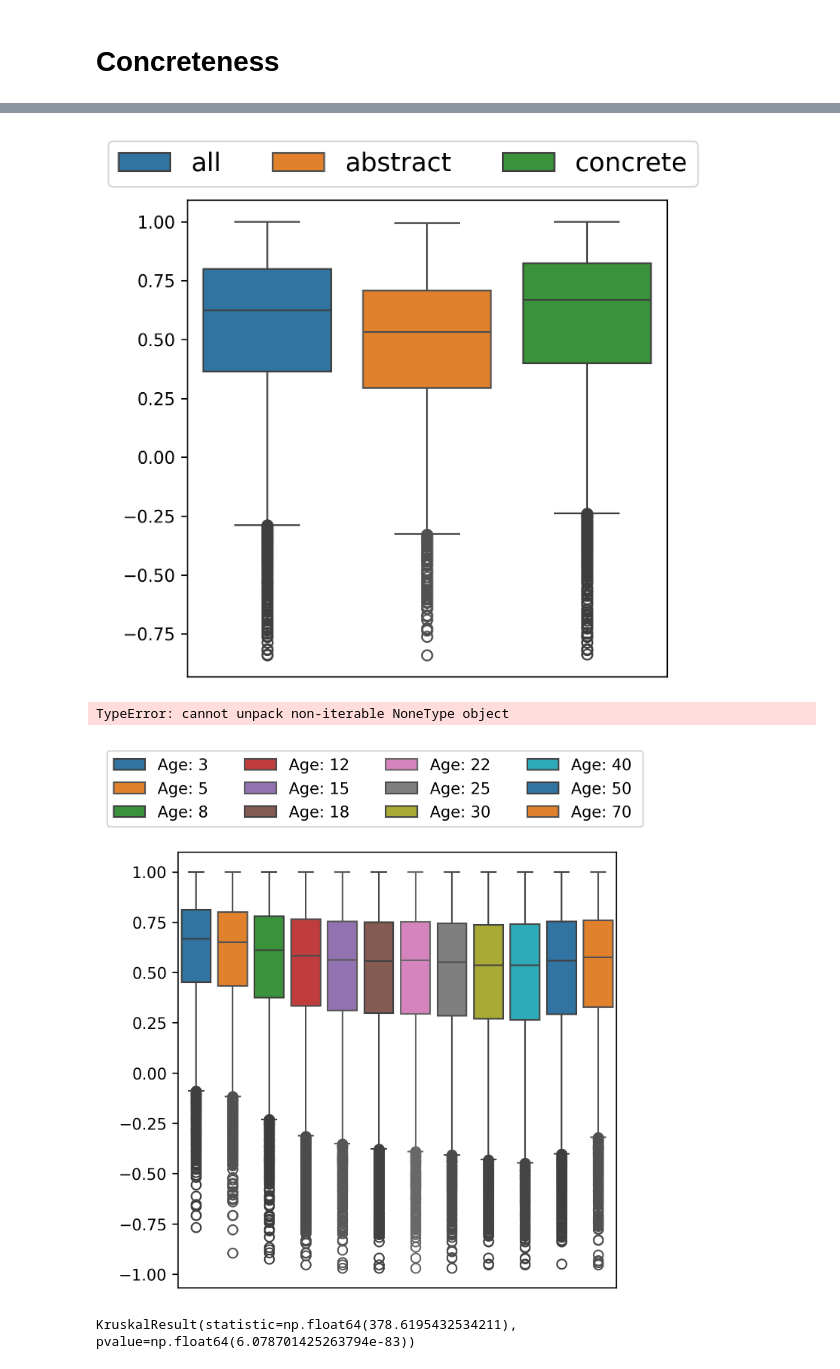
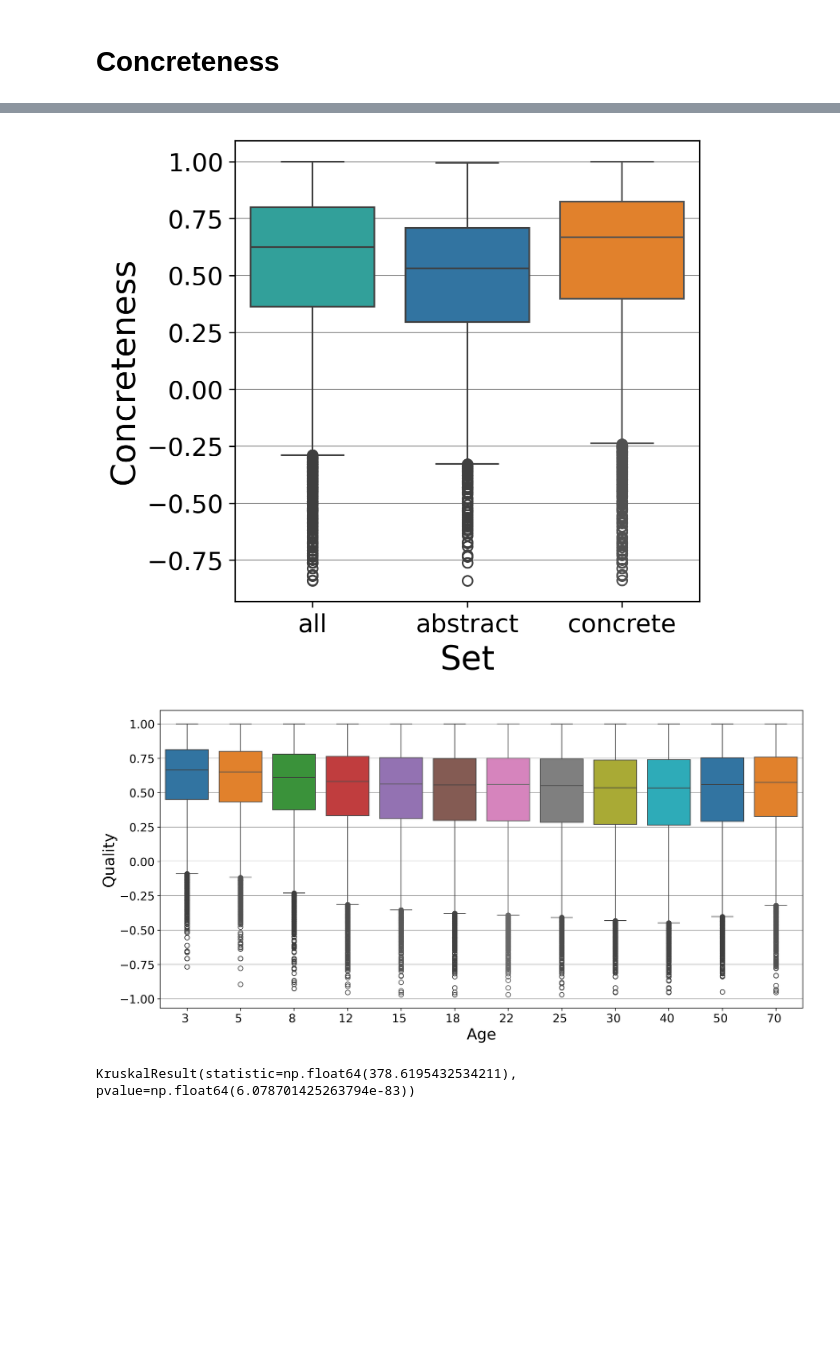
Before and after one commit to gpucce/abstract_llm, a Jupyter notebook: wordnet_study.ipynb, the cells around one changed output, grey strips where cells are left out. Saved outputs shown, nothing was run; the diff lists cells and outputs as text; code cells hidden in the pictures; blank space fills up the shorter version.

Commit message:
better plots

```diff
--- a/wordnet_study.ipynb
+++ b/wordnet_study.ipynb
@@ -368,37 +365,51 @@ def get_box_plots(x, names=None, ax=None, output_path="test.pdf", legend_kwargs=
     fig = None
     if ax is None:
         fig, ax = plt.subplots(1, 1, figsize=(5, 5), dpi=300)
-    for id, series in enumerate(x):
-        sns.boxplot(x=id, y=series, label=names[id], ax=ax)
-    # sns.boxplot(x=0, y=[i["list_spec_corr"] for i in linguist_ladders], label="all", ax=ax)
-    # sns.boxplot(x=1, y=[i["list_spec_corr"] for i in abstract_linguist_ladders], label="abstract", ax=ax)
-    # sns.boxplot(x=2, y=[i["list_spec_corr"] for i in concrete_linguist_ladders], label="concrete", ax=ax)
-    ax.legend(**legend_kwargs)
+    for id, (name, series) in enumerate(x.items()):
+        sns.boxplot(x=id, y=series, label=name, ax=ax, patch_artist=True, legend=False)
+    if len(legend_kwargs) > 0:
+        ax.legend(**legend_kwargs)
     ax.set_xticks([])
     ax.set_xticklabels([])
+    ax.set_yticklabels(ax.get_yticklabels(), fontsize=15)
     if fig is not None:
         fig.savefig(output_path, dpi=300, bbox_inches="tight")
+    return fig, ax
 # %%
-get_box_plots([
-        [i["list_spec_corr"] for i in linguist_ladders],
-        [i["list_spec_corr"] for i in abstract_linguist_ladders],
-        [i["list_spec_corr"] for i in concrete_linguist_ladders]
-    ],
-    ["all", "abstract", "concrete"],
-    legend_kwargs={"loc":"upper center", "bbox_to_anchor":(0.45, 1.15), "ncol":3, "fontsize":15},
-    output_path="/home/giovanni/Latex/ladders_wordnet_conference_2025/plots/boxplot_linguist_concreteness.pdf")
+fig, ax = plt.subplots(1, 1, figsize=(5, 5), dpi=300)
+ax.set_axisbelow(True)
+ax.yaxis.grid(color= 'gray', linewidth = 0.5)
+sns.boxplot(x=-1, y=[i["list_spec_corr"] for i in linguist_ladders], label="all", ax=ax, color='lightseagreen', legend=False)
+get_box_plots({
+        "abstract":[i["list_spec_corr"] for i in abstract_linguist_ladders],
+        "concrete":[i["list_spec_corr"] for i in concrete_linguist_ladders]},
+    # legend_kwargs={"loc":"upper center", "bbox_to_anchor":(0.45, 1.15), "ncol":3, "fontsize":15},
+    ax=ax)
+ax.set_xticks([0, 1, 2])
+ax.set_xticklabels(["all", "abstract", "concrete"], fontsize=15)
+ax.set_xlabel("Set", fontsize=20)
+ax.set_ylabel("Concreteness", fontsize=20)
+fig.savefig("/home/giovanni/Latex/ladders_wordnet_conference_2025/plots/boxplot_linguist_concreteness.pdf", dpi=300, bbox_inches="tight")
 # %% [output]
-[figure, old version]
+[figure, new version]
 # %%
-fig, ax = get_box_plots(
-    [[h["list_spec_corr"] for h in i] for j, i in all_age_prompts["generic_prompts"][None].items() if "60" not in j],
-    [f"Age: {re.search(r'\d+ ', j).group(0)}" for j in all_age_prompts["generic_prompts"][None].keys() if "60" not in j],
-    output_path="/home/giovanni/Latex/ladders_wordnet_conference_2025/plots/boxplot_age_concreteness.pdf",
-    legend_kwargs={"loc":"upper center", "bbox_to_anchor":(0.45, 1.25), "ncol":4, "fontsize":10})
-fig.set_size_inches(20, 15)
+fig, ax = plt.subplots(1, 1, figsize=(15, 7), dpi=300)
+ax.set_axisbelow(True)
+ax.yaxis.grid(color= 'gray', linewidth = 0.5)
+get_box_plots(
+    {
+        f"Age {re.search(r'\d+ ',j).group(0)}":[h["list_spec_corr"] for h in i]
+        for j, i in all_age_prompts["generic_prompts"][None].items() if "60" not in j},
+    ax=ax,
+    # legend_kwargs={"loc":"upper center", "bbox_to_anchor":(0.5, 1.16), "ncol":6, "fontsize":15}
+    )
+ax.set_xticks(range(0, len(all_age_prompts["generic_prompts"][None]) - 1))
+ax.set_xticklabels([re.search(r'\d+ ',j).group(0) for j in all_age_prompts["generic_prompts"][None] if "60" not in j], fontsize=15)
+ax.set_xlabel("Age", fontsize=20)
+ax.set_ylabel("Quality", fontsize=20)
+fig.savefig("/home/giovanni/Latex/ladders_wordnet_conference_2025/plots/boxplot_age_concreteness.pdf", dpi=300, bbox_inches="tight")
 # %% [output]
-TypeError: cannot unpack non-iterable NoneType object
-[figure, old version]
+[figure, new version]
 # %%
 kruskal(
     [i["list_spec_corr"] for i in linguist_ladders],
```
Also changed, not shown: parts of 7 cells of this notebook.
